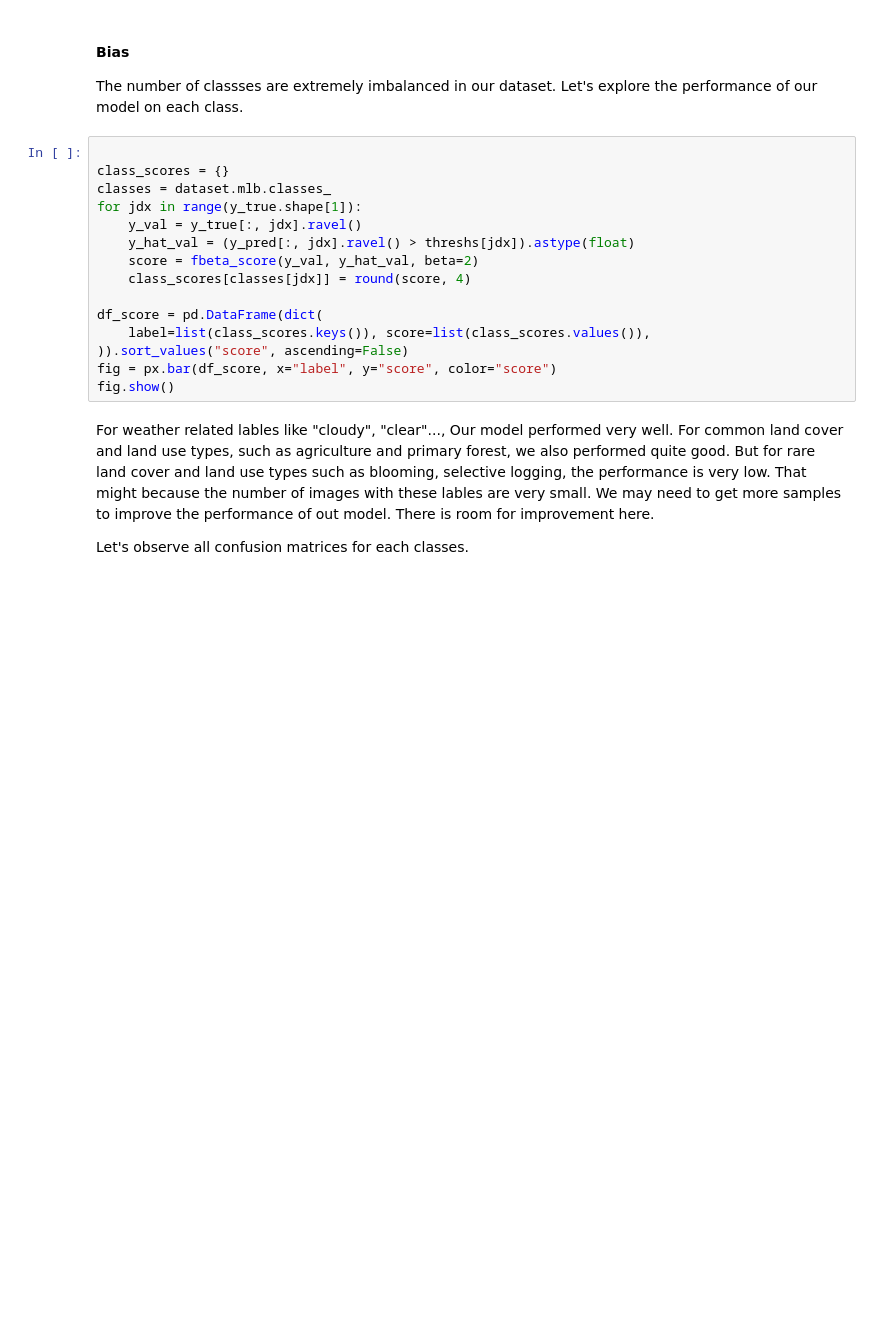
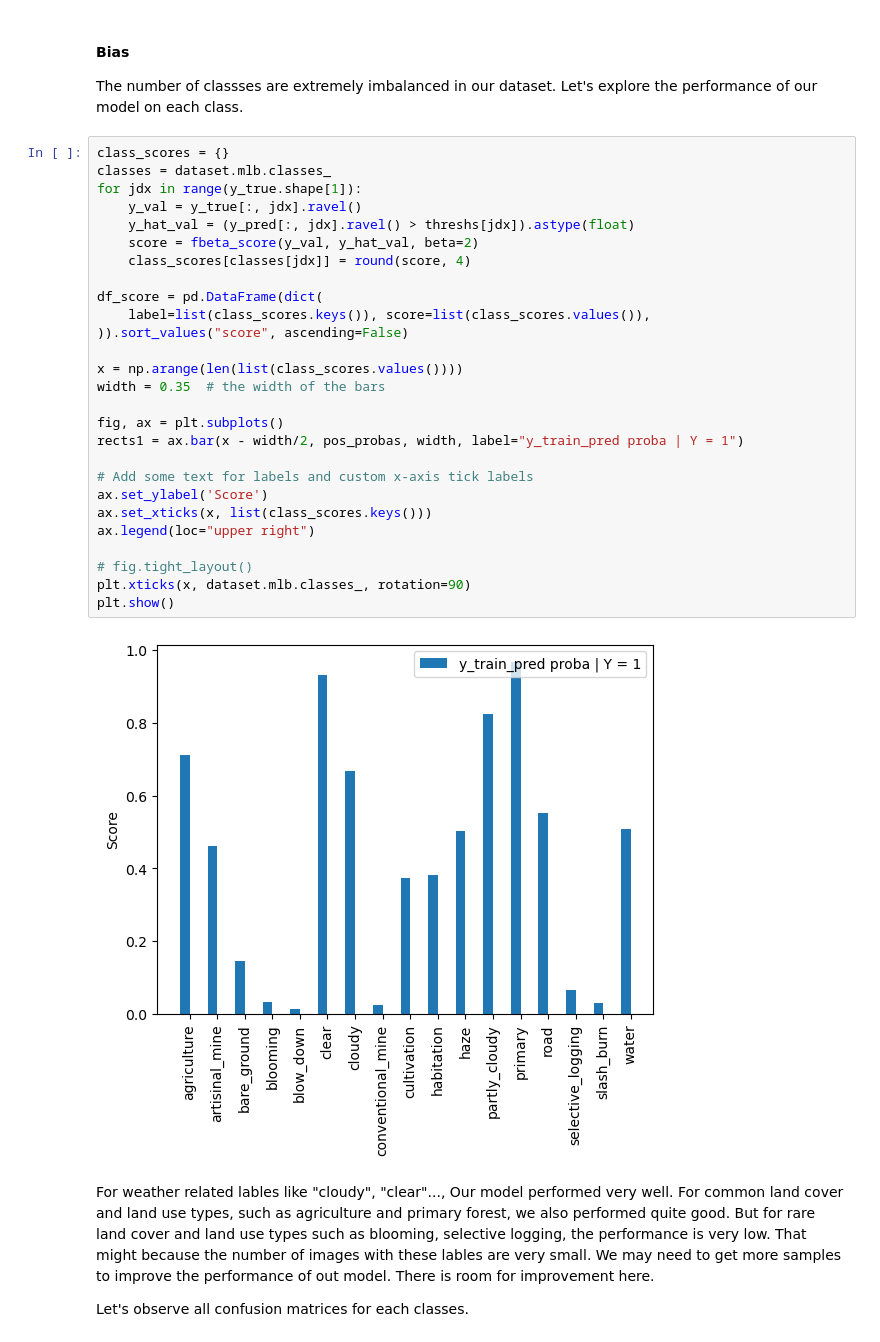
Before and after one commit to gzy8281416/AI4SD_CW2, a Jupyter notebook: coursework2_ai4sd.ipynb, the cells around one changed output. Drawn from its saved outputs; the diff is of its cells as text; blank space fills up the shorter version.

```diff
--- a/coursework2_ai4sd.ipynb
+++ b/coursework2_ai4sd.ipynb
@@ -514,20 +527,34 @@ My model performed well in general. It can correctly classify most of the lables
 #### Bias
 The number of classses are extremely imbalanced in our dataset. Let's explore the performance of our model on each class.
 # %%
-
 class_scores = {}
 classes = dataset.mlb.classes_
 for jdx in range(y_true.shape[1]):
     y_val = y_true[:, jdx].ravel()
     y_hat_val = (y_pred[:, jdx].ravel() > threshs[jdx]).astype(float)
     score = fbeta_score(y_val, y_hat_val, beta=2)
     class_scores[classes[jdx]] = round(score, 4)
 
 df_score = pd.DataFrame(dict(
     label=list(class_scores.keys()), score=list(class_scores.values()),
 )).sort_values("score", ascending=False)
-fig = px.bar(df_score, x="label", y="score", color="score")
-fig.show()
+
+x = np.arange(len(list(class_scores.values())))
+width = 0.35  # the width of the bars
+
+fig, ax = plt.subplots()
+rects1 = ax.bar(x - width/2, pos_probas, width, label="y_train_pred proba | Y = 1")
+
+# Add some text for labels and custom x-axis tick labels
+ax.set_ylabel('Score')
+ax.set_xticks(x, list(class_scores.keys()))
+ax.legend(loc="upper right")
+
+# fig.tight_layout()
+plt.xticks(x, dataset.mlb.classes_, rotation=90)
+plt.show()
+# %% [output]
+[figure, added]
 # %% [markdown]
 For weather related lables like "cloudy", "clear"..., Our model performed very well. For common land cover and land use types, such as agriculture and primary forest, we also performed quite good. But for rare land cover and land use types such as blooming, selective logging, the performance is very low. That might because the number of images with these lables are very small. We may need to get more samples to improve the performance of out model. There is room for improvement here.
 
```
Also changed, not shown: parts of 7 cells of this notebook.
